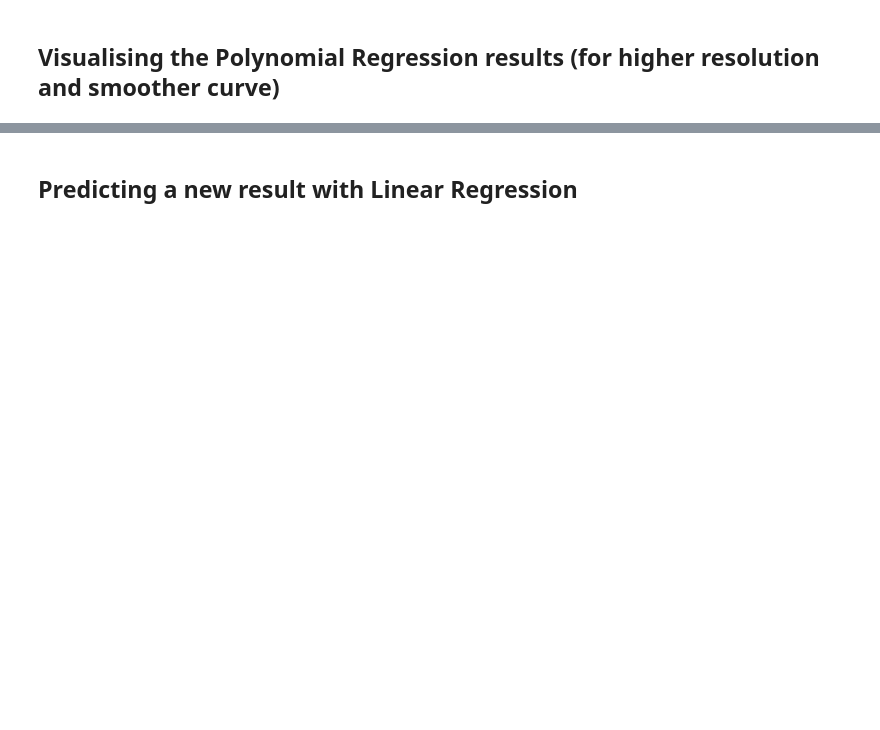
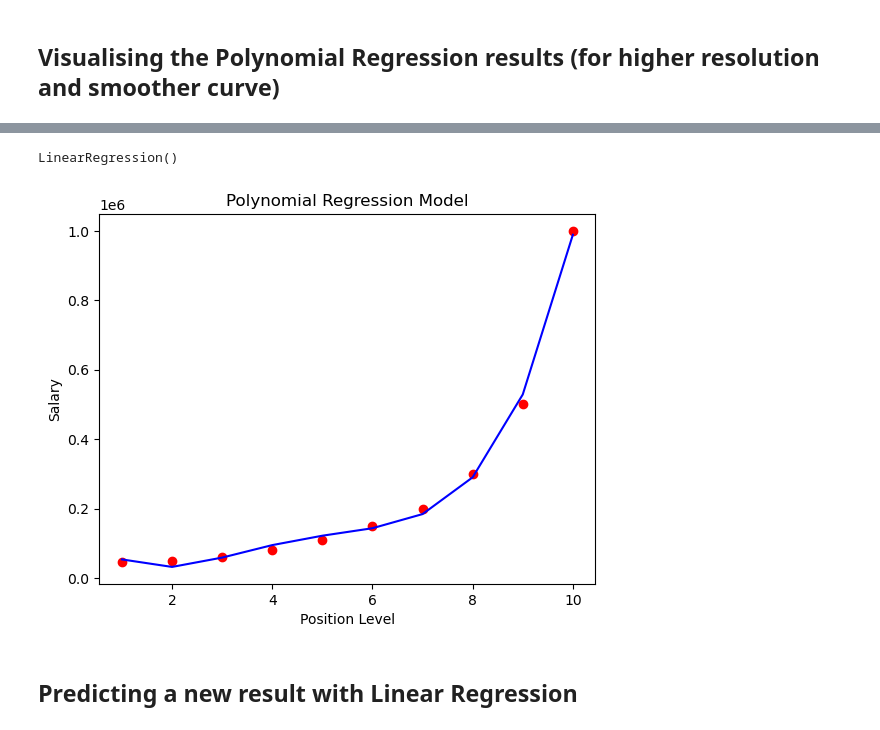
Before and after one commit to kennethcollins138/positional_salary_predictor, a Jupyter notebook: polynomial_regression.ipynb, the cells around one changed output, grey strips where cells are left out. Drawn from its saved outputs; the diff is of its cells as text; code cells hidden in the pictures; blank space fills up the shorter version.

```diff
--- a/polynomial_regression.ipynb
+++ b/polynomial_regression.ipynb
@@ -40,2 +57,18 @@ LinearRegression(copy_X=True, fit_intercept=True, n_jobs=None, normalize=False)
+# %%
+poly_reg = PolynomialFeatures(degree = 4) #degree is the power of the polynomial
+X_poly = poly_reg.fit_transform(X) #transforms matrix of single feature into matrix of feature and its powers
+lin_reg_2 = LinearRegression()
+lin_reg_2.fit(X_poly, y)
+# %% [output]
+LinearRegression()
+# %%
+plt.scatter(X, y, color='red')
+plt.plot(X, lin_reg_2.predict(X_poly), color='blue')
+plt.title('Polynomial Regression Model')
+plt.xlabel('Position Level')
+plt.ylabel('Salary')
+plt.show()
+# %% [output]
+[figure, added]
 # %% [markdown]
 ## Predicting a new result with Linear Regression
```
Also changed, not shown: parts of 14 cells of this notebook.
